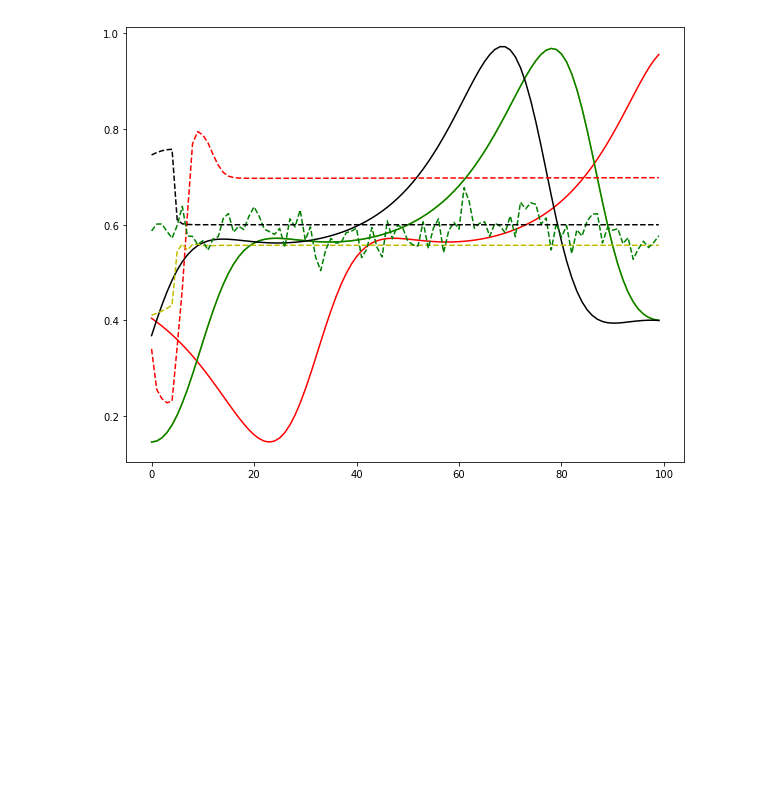
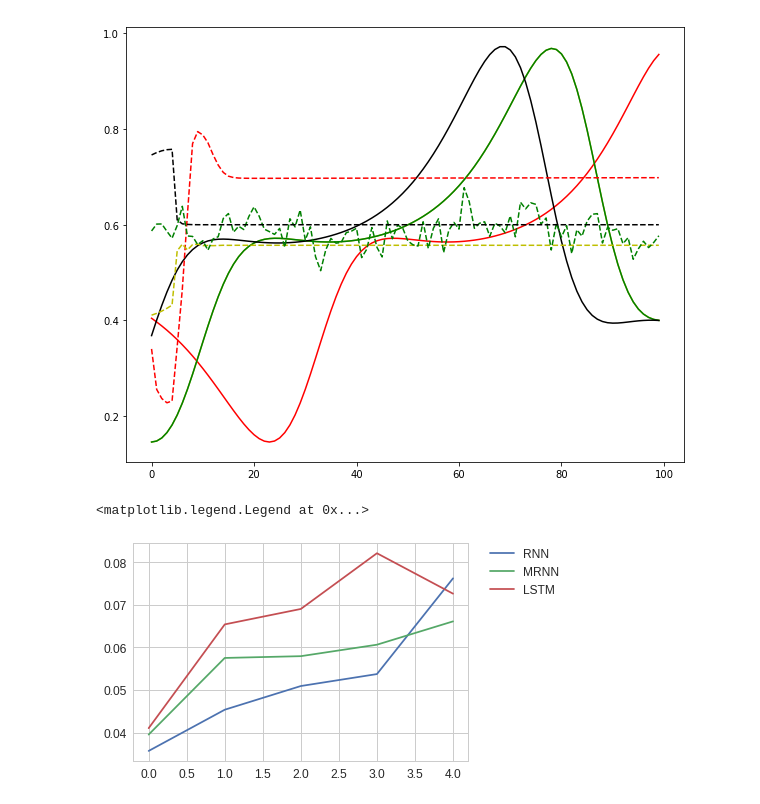
Before and after one commit to yuqirose/TensorRNN, a Jupyter notebook: experiments/notebook/py3_vis_pred.ipynb, the cells around one changed output. Drawn from its saved outputs; the diff is of its cells as text; code cells hidden in the pictures; blank space fills up the shorter version.

```diff
--- a/experiments/notebook/py3_vis_pred.ipynb
+++ b/experiments/notebook/py3_vis_pred.ipynb
@@ -184,3 +183,15 @@ plt.plot(y_pred4[0:100,1],'k--')v
 # %% [output]
 [<matplotlib.lines.Line2D at 0x...>]
 [figure]
+# %%
+import numpy as np
+rnn = np.load('../result/rnn_lorenz.npy')
+mrnn = np.load('../result/mrnn_lorenz.npy')
+lstm = np.load('../result/lstm_lorenz.npy')
+plt.plot(rnn, label= "RNN")
+plt.plot(mrnn, label="MRNN")
+plt.plot(lstm, label="LSTM")
+plt.legend(bbox_to_anchor=(1.05, 1), loc=2, borderaxespad=0.)
+# %% [output]
+<matplotlib.legend.Legend at 0x...>
+[figure, added]
```
Also changed, not shown: parts of 3 cells of this notebook, 9 other files.
